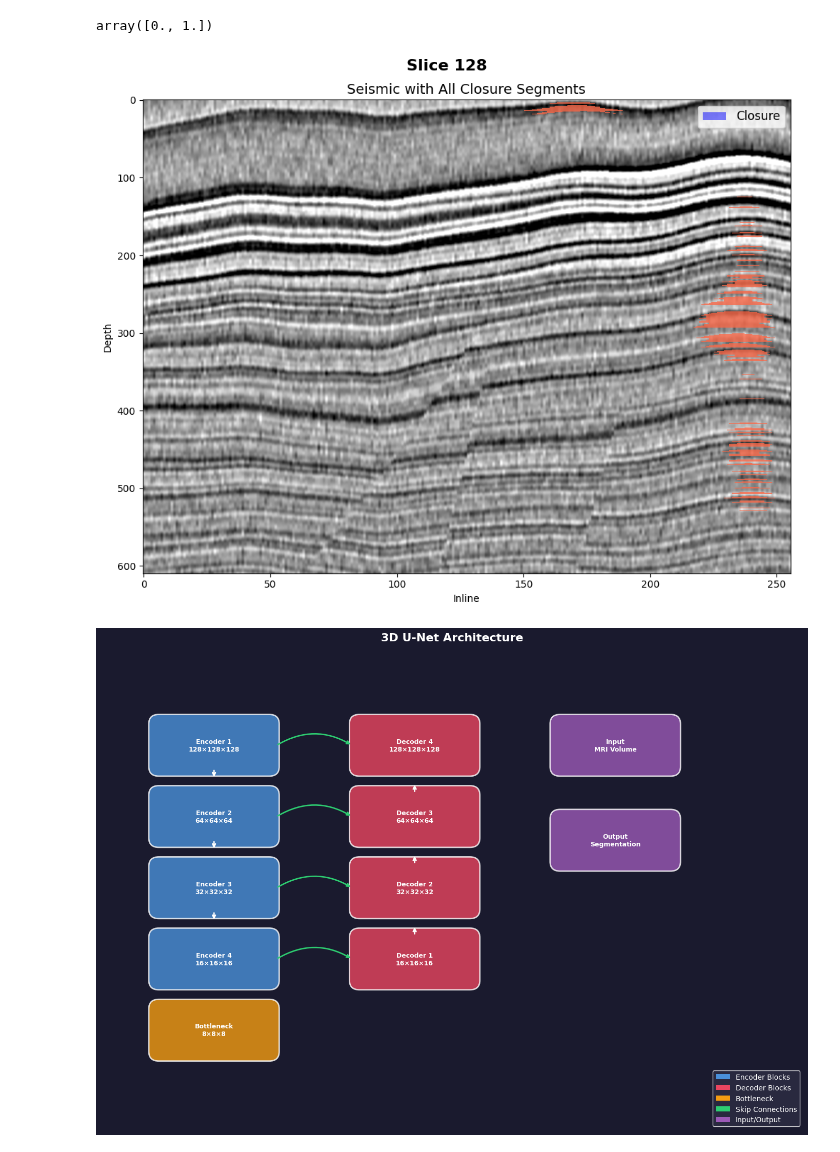
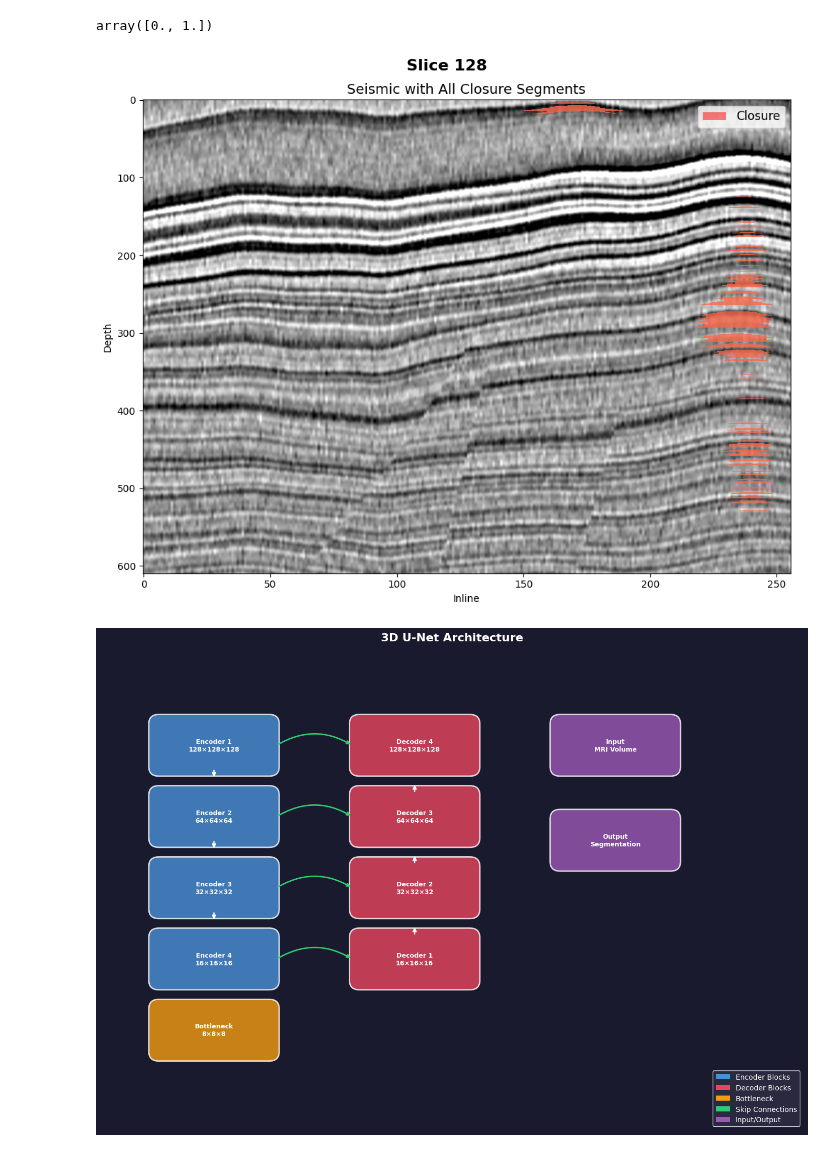
Before and after one commit to spaceswimmer/nnseismic, a Jupyter notebook: src/presentation graphics.ipynb, the cells around one changed output. Saved outputs shown, nothing was run; the diff lists cells and outputs as text; code cells hidden in the pictures.

```diff
--- a/src/presentation graphics.ipynb
+++ b/src/presentation graphics.ipynb
@@ -49,32 +49,32 @@ array([0., 1.])
 # %%
 seismic = np.load(f'{data_dir}/seismicCubes_cumsum_fullstack_2026.33698898.npy')
 all_closures = np.load(f'{data_dir}/all_closure_segments_2026.33698898.npy')
 
 seismic_slice = seismic[128, :, 190:800].T
 closures_slice = all_closures[128, :, 190:800].T
 
 p2, p98 = np.percentile(seismic_slice, [2, 98])
 seismic_amp = np.clip(seismic_slice, p2, p98)
 
 fig, ax = plt.subplots(1, 1, figsize=(10, 8))
 
 ax.imshow(seismic_amp, cmap='gray', aspect='auto')
 
 closures_masked = np.ma.masked_where(closures_slice == 0, closures_slice)
 ax.imshow(closures_masked, cmap='Reds', aspect='auto', vmin=0, vmax=2, alpha=0.8)
 
 ax.set_title('Seismic with All Closure Segments', fontsize=14)
 ax.set_xlabel('Inline')
 ax.set_ylabel('Depth')
 
-legend_elements = [mpatches.Patch(facecolor='blue', alpha=0.5, label='Closure')]
+legend_elements = [mpatches.Patch(facecolor='red', alpha=0.5, label='Closure')]
 ax.legend(handles=legend_elements, loc='upper right', fontsize=12)
 
 fig.suptitle('Slice 128', fontsize=16, fontweight='bold')
 plt.tight_layout()
 plt.show()
 # %% [output]
-[figure, old version]
+[figure, new version]
 # %%
 def load_model(checkpoint_path, device='cuda', smoothing_kernel_size=5):
     """Load trained model from checkpoint."""
```
